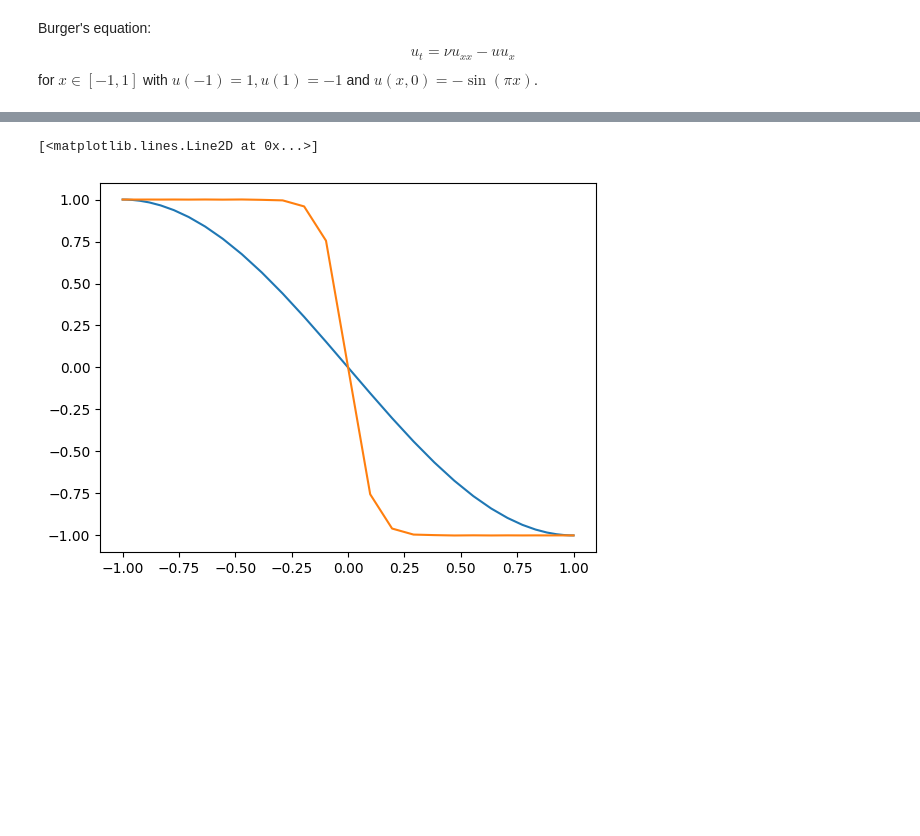
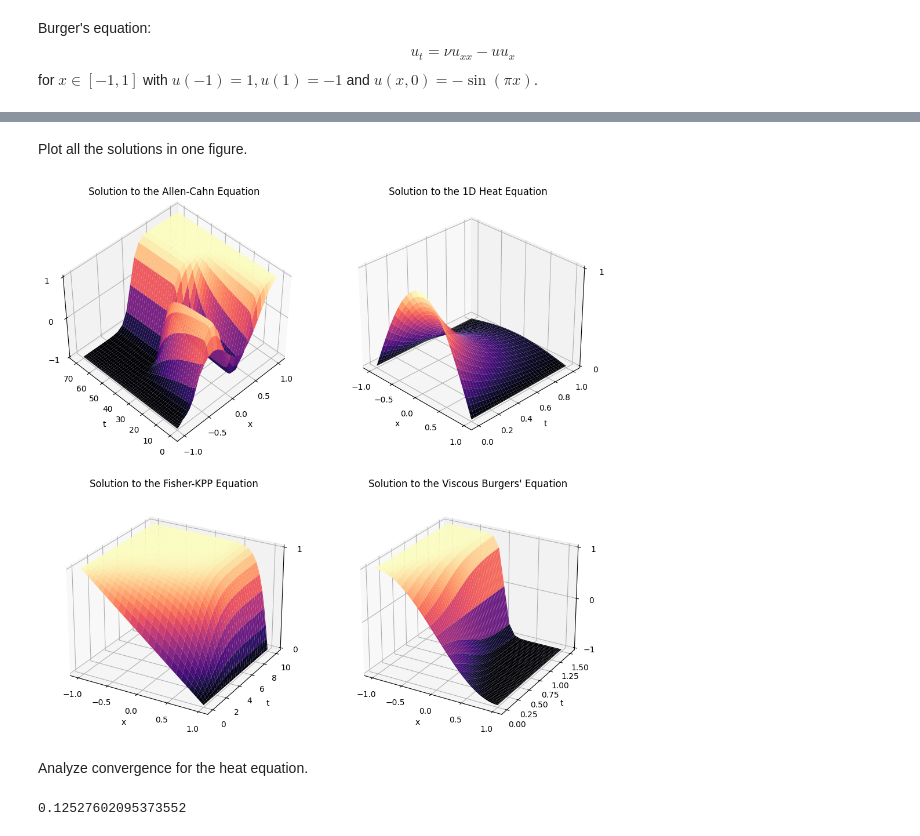
Before and after one commit to tiaraedd/Exponential_Time_Differencing, a Jupyter notebook: examples/generalized_ETD.ipynb, the cells around one changed output, grey strips where cells are left out. Cells and saved outputs as stored; diff of their text form; code cells hidden in the pictures; blank space fills up the shorter version.

```diff
--- a/examples/generalized_ETD.ipynb
+++ b/examples/generalized_ETD.ipynb
@@ -140,6 +140,6 @@ b = 0                                                   # right boundary
 tf = 1                                                  # final time
 nt = 100                                                # number of time-steps
 
-U, t = ETD(L, N, x, u0, a, b, q, tf, nt)
+U_heat, t_heat = ETD(L, N, x, u0, a, b, q, tf, nt)
 # %%
 # plot as a 3D surface
@@ -246,6 +246,63 @@ plt.show()
-# %%
-plt.plot(x, U[0])
-plt.plot(x, U[-1])
-# %% [output]
-[<matplotlib.lines.Line2D at 0x...>]
-[figure, removed]
+# %% [markdown]
+Plot all the solutions in one figure.
+# %%
+fig = plt.figure(figsize=(12, 12))
+
+ax1 = fig.add_subplot(221, projection="3d")     # Allen-Cahn
+ax2 = fig.add_subplot(222, projection="3d")     # heat
+ax3 = fig.add_subplot(223, projection="3d")     # Fisher-KPP
+ax4 = fig.add_subplot(224, projection="3d")     # Burger's
+
+# plot Allen-Cahn solution
+X, T = np.meshgrid(x, t_allen_cahn)
+
+ax1.plot_surface(X, T, U_allen_cahn, cmap="magma")
+ax1.view_init(elev=45, azim=(-45 - 90))
+ax1.set_zticks([-1, 0, 1])
+ax1.set_xticks([-1, -0.5, 0, 0.5, 1])
+ax1.set_xlabel("x")
+ax1.set_ylabel("t")
+ax1.set_title("Solution to the Allen-Cahn Equation")
+
+# plot heat equation solution
+X, T = np.meshgrid(x, t_heat)
+
+ax2.plot_surface(X, T, U_heat, cmap="magma")
+ax2.view_init(elev=30, azim=-45)
+ax2.set_zticks([0, 1])
+ax2.set_xticks([-1, -0.5, 0, 0.5, 1])
+ax2.set_xlabel("x")
+ax2.set_ylabel("t")
+ax2.set_title("Solution to the 1D Heat Equation")
+
+# plot Fisher-KPP solution
+X, T = np.meshgrid(x, t_fisher_kpp)
+
+ax3.plot_surface(X, T, U_fisher_kpp, cmap="magma")
+ax3.view_init(elev=25, azim=-60)
+ax3.set_zticks([0, 1])
+ax3.set_xticks([-1, -0.5, 0, 0.5, 1])
+ax3.set_yticks([0, 2, 4, 6, 8, 10])
+ax3.set_xlabel("x")
+ax3.set_ylabel("t")
+ax3.set_title("Solution to the Fisher-KPP Equation")
+
+# plot Burgers' solution
+X, T = np.meshgrid(x, t_burgers)
+
+ax4.plot_surface(X, T, U_burgers, cmap="magma")
+ax4.view_init(elev=25, azim=-60)
+ax4.set_zticks([-1, 0, 1])
+ax4.set_xticks([-1, -0.5, 0, 0.5, 1])
+ax4.set_yticks([0, 0.25, 0.5, 0.75, 1.0, 1.25, 1.5])
+ax4.set_xlabel("x")
+ax4.set_ylabel("t")
+ax4.set_title("Solution to the Viscous Burgers' Equation")
+
+# plt.tight_layout()
+plt.savefig("../plots/all_ETD_sols.png", dpi=300)
+plt.show()
+# %% [output]
+[figure, added]
+# %% [markdown]
+Analyze convergence for the heat equation.
@@ -251,0 +326,6 @@ plt.plot(x, U[-1])
+# %%
+U_true = np.array([u_analytic(x, t) for t in t_vals])                       # compute analytic solution on the same grid
+rel_error = np.linalg.norm(U_true - U_approx) / np.linalg.norm(U_true)      # compute relative error at grid points
+print(rel_error)
+# %% [output]
+0.12527602095373552
```
Also changed, not shown: parts of 12 cells of this notebook, 2 other files.
